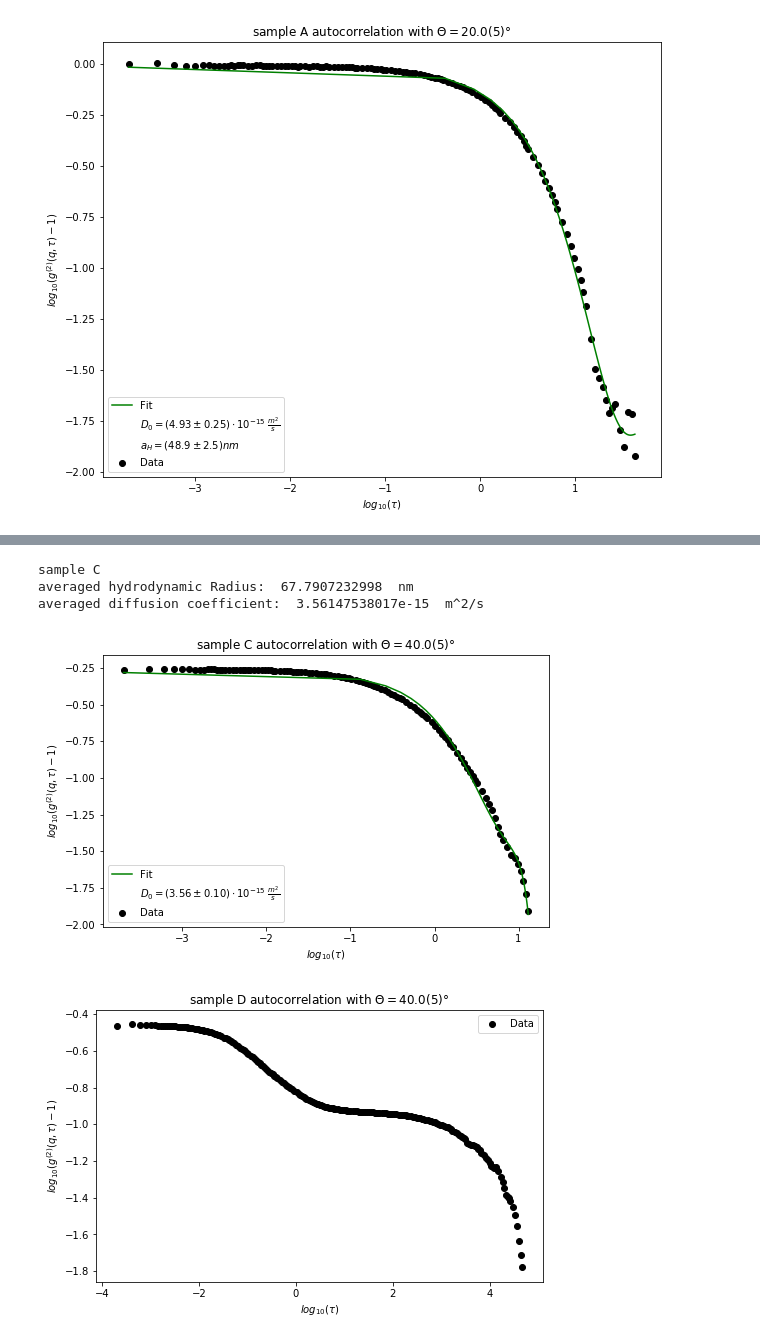
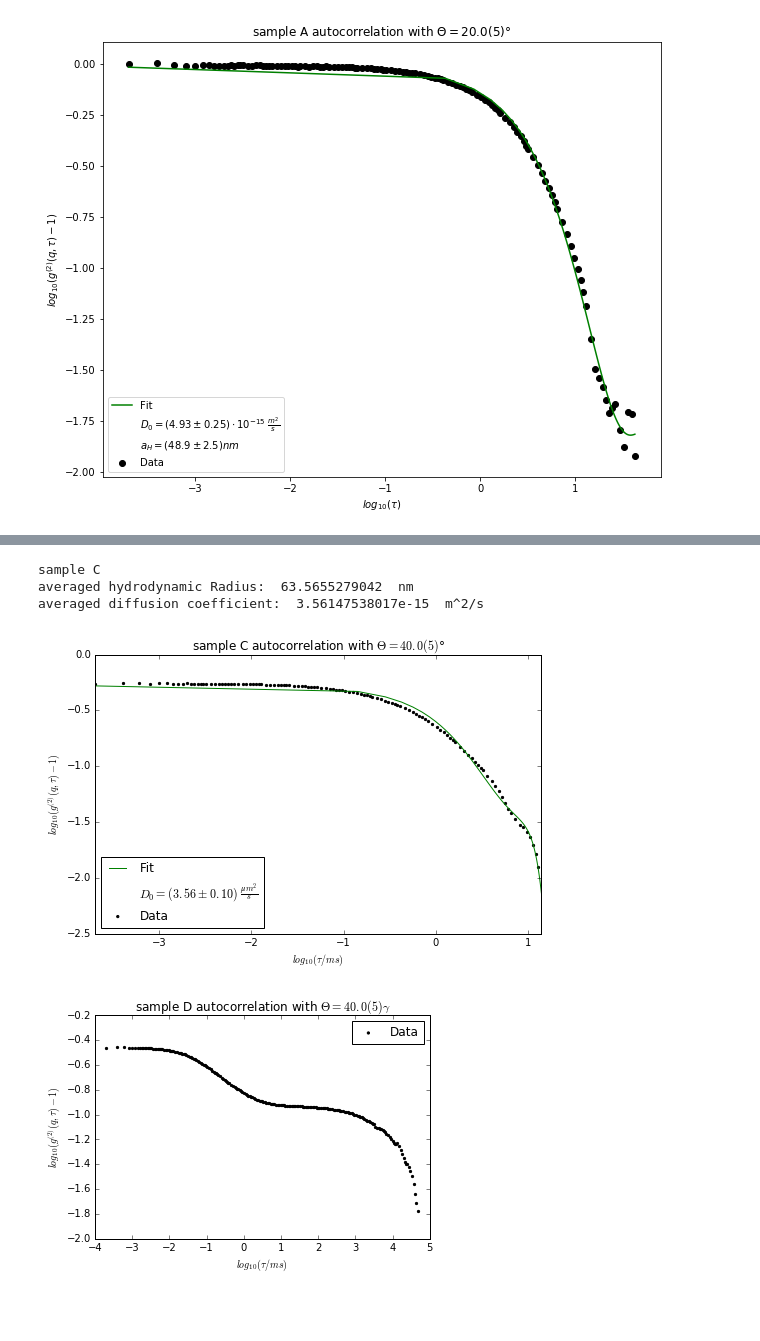
Before and after one commit to NlKLas/PyRePo, a Jupyter notebook: V61/V61.ipynb, the cells around one changed output, grey strips where cells are left out. Drawn from its saved outputs; the diff is of its cells as text; code cells hidden in the pictures; blank space fills up the shorter version.

```diff
--- a/V61/V61.ipynb
+++ b/V61/V61.ipynb
@@ -28,7 +28,8 @@ k_Ar = 18
 MeV_J = 1/e * 10**-6
 n_refr = 1.33000
 λ_green = 532*10**-9 #m
-η = 0.89454
+η = 0.954*10**-3
+Δη=0.023*10**-3
 # %%
 #data input
 
@@ -378,20 +448,21 @@ for i in range(len(angles_A)):
     popt, pcov = curve_fit(ln_g_2,(data_A_cor[i][0]),np.log(np.abs(data_A_cor[i][1])),p0=[data_A_cor[i][1][0],-1,1,-1])
     d0 = -popt[1]/(q_A[i]**2)
     D0_A.append(d0)
-    ah = k_b*T/(6*np.pi*η*d0)
-    ah_err = np.sqrt((k_b*T_err/(6*np.pi*η*d0))**2+(d0_err*k_b*T/(6*np.pi*η*(d0**2)))**2)
+    ah = k_b*T/(6*np.pi*η*1000*d0)
     d0_err = np.sqrt((np.sqrt(np.diag(pcov))[1]/(q_A[i]**2))**2+(q_A_err[i]*2*popt[1]/(q_A[i]**3))**2)
+    ah_err = np.sqrt((k_b*T_err/(6*np.pi*η*1000*d0))**2+(1000*d0_err*k_b*T/(6*np.pi*η*(1000*1000*d0**2)))**2+(Δη*k_b*T/(6*np.pi*η**2*1000*d0))**2)
     ah_A.append(ah)
 
     #Plot der Fits
-    t = np.linspace((min(data_A_cor[i][0])),(max(data_A_cor[i][0])),100)
-    ax[i//di][i%di].scatter(np.log10(data_A_cor[i][0]),np.log10((data_A_cor[i][1])),c="black",label="Data")
+    t = np.linspace((min(data_A_cor[i][0])),(max(data_A_cor[i][0]))+6/(i+35)+15/(i+1)**2,100)
+    ax[i//di][i%di].set_xlim(np.log10(min(t)),np.log10(max(t)))
+    ax[i//di][i%di].scatter(np.log10(data_A_cor[i][0]),np.log10((data_A_cor[i][1])),marker='.',c="black",label="Data")
     ax[i//di][i%di].plot(np.log10(t),np.log10(g_2(t,*popt)),c="green",label="Fit")
-    ax[i//di][i%di].plot(np.log10(t),np.log10(g_2(t,*popt)),lw=0,label=r"$D_0=(%0.2f \pm %0.2f)\cdot 10^{-15} \ \frac{m^2}{s} $"%(d0*10**15,d0_err*10**15))
+    ax[i//di][i%di].plot(np.log10(t),np.log10(g_2(t,*popt)),lw=0,label=r"$D_0=(%0.2f \pm %0.2f) \ \frac{μm^2}{s} $"%(d0*10**15,d0_err*10**15))
     ax[i//di][i%di].plot(np.log10(t),np.log10(g_2(t,*popt)),lw=0,label="$a_H=(%0.1f \pm %0.1f) nm$"%(ah*10**9,ah_err*10**9))
-    ax[i//di][i%di].set_xlabel(r'$log_{10}(\tau)$')
+    ax[i//di][i%di].set_xlabel(r'$log_{10}(\tau/ms)$')
     ax[i//di][i%di].set_ylabel(r'$log_{10}({g^{(2)}(q,\tau)-1})$')
-    ax[i//di][i%di].set_title('sample A autocorrelation with $\Theta = %.1f(5)°$'%(np.floor(angles_A[i])))
+    ax[i//di][i%di].set_title('sample A autocorrelation with $\Theta = %.1f(5)$°'%(np.floor(angles_A[i])))
     ax[i//di][i%di].legend(loc="best")
 
 
@@ -510,67 +587,69 @@ data_C_cor[0][0] = data_C_cor[0][0][:i]
 popt, pcov = curve_fit(ln_g_2,(data_C_cor[0][0]),np.log(np.abs(data_C_cor[0][1])),p0=[data_C_cor[0][1][0],-1,1,-1])
 d0 = -popt[1]/(q_C**2)
 D0_C_mean = d0
-ah = k_b*T/(6*np.pi*η*d0)
-ah_err = np.sqrt((k_b*T_err/(6*np.pi*η*d0))**2+(d0_err*k_b*T/(6*np.pi*η*(d0**2)))**2)
+ah = k_b*T/(6*np.pi*η*1000*d0)
 d0_err = np.sqrt((np.sqrt(np.diag(pcov))[1]/(q_C**2))**2+(q_C_err*2*popt[1]/(q_C**3))**2)
+ah_err = np.sqrt((k_b*T_err/(6*np.pi*η*1000*d0))**2+(d0_err*k_b*T/(6*np.pi*η*(1000*1000*d0**2)))**2+(Δη*k_b*T/(6*np.pi*η**2*1000*d0))**2)
+
 ah_C_mean = ah
 
 #Plot der Fits
-t = np.linspace((min(data_C_cor[0][0])),(max(data_C_cor[0][0])),100)
-ax.scatter(np.log10(data_C_cor[0][0]),np.log10((data_C_cor[0][1])),c="black",label="Data")
+t = np.linspace((min(data_C_cor[0][0])),(max(data_C_cor[0][0]))+1,100)
+ax.set_xlim(np.log10(min(t)),np.log10(max(t)))
+ax.scatter(np.log10(data_C_cor[0][0]),np.log10((data_C_cor[0][1])),marker='.',c="black",label="Data")
 ax.plot(np.log10(t),np.log10(g_2(t,*popt)),c="green",label="Fit")
-ax.plot(np.log10(t),np.log10(g_2(t,*popt)),lw=0,label=r"$D_0=(%0.2f \pm %0.2f)\cdot 10^{-15} \ \frac{m^2}{s} $"%(d0*10**15,d0_err*10**15))
+ax.plot(np.log10(t),np.log10(g_2(t,*popt)),lw=0,label=r"$D_0=(%0.2f \pm %0.2f)\ \frac{μm^2}{s} $"%(d0*10**15,d0_err*10**15))
 #ax.plot(np.log10(t),np.log10(g_2(t,*popt)),lw=0,label="$a_H=(%0.1f \pm %0.1f) nm$"%(ah*10**9,ah_err*10**9))
-ax.set_xlabel(r'$log_{10}(\tau)$')
+ax.set_xlabel(r'$log_{10}(\tau/ms)$')
 ax.set_ylabel(r'$log_{10}({g^{(2)}(q,\tau)-1})$')
-ax.set_title('sample C autocorrelation with $\Theta = %.1f(5)°$'%(np.floor(angle_C)))
-ax.legend(loc="best")
+ax.set_title('sample C autocorrelation with $\Theta = %.1f(5)$°'%(np.floor(angle_C)))
+ax.legend(loc="best",frameon=True)
 
 
 print("sample C")
 print("averaged hydrodynamic Radius: ",(ah_C_mean*10**9)," nm")
 print("averaged diffusion coefficient: ",D0_C_mean," m^2/s")
-fig.savefig("dls_sample_C.pdf")
+#fig.savefig("dls_sample_C.pdf")
 # %% [output]
 sample C
-averaged hydrodynamic Radius:  67.7907232998  nm
+averaged hydrodynamic Radius:  63.5655279042  nm
 averaged diffusion coefficient:  3.56147538017e-15  m^2/s
-[figure, old version]
+[figure, new version]
 # %%
 ########## sample D ##########
 D0_D_mean = 0
 ah_D_mean = 0
 
-fig,ax = plt.subplots(figsize=(8,5))
+fig,ax = plt.subplots(figsize=(6,4))
 
 #cut of the noises at the end
 i=0
 for x in data_D_cor[0][1]:
     if(x<0.01):
         break
     i+=1
 data_D_cor[0][1] = data_D_cor[0][1][:i]
 data_D_cor[0][0] = data_D_cor[0][0][:i]
 
-popt, pcov = curve_fit(ln_g_2,(data_D_cor[0][0]),np.log(np.abs(data_D_cor[0][1])),p0=[-1,1,-1])
-d0 = -popt[0]/(q_D**2)
-D0_D_mean = d0
-ah = k_b*T/(6*np.pi*η*d0)
-ah_D_mean = ah
+#popt, pcov = curve_fit(ln_g_2,(data_D_cor[0][0]),np.log(np.abs(data_D_cor[0][1])),p0=[-1,1,-1])
+#d0 = -popt[0]/(q_D**2)
+#D0_D_mean = d0
+#ah = k_b*T/(6*np.pi*η*d0)
+#ah_D_mean = ah
 
 #Plot der Fits
-t = np.linspace((min(data_D_cor[0][0])),(max(data_D_cor[0][0])),100)
-ax.scatter(np.log10(data_D_cor[0][0]),np.log10((data_D_cor[0][1])),c="black",label="Data")
+#t = np.linspace((min(data_D_cor[0][0])),(max(data_D_cor[0][0])),100)
+ax.scatter(np.log10(data_D_cor[0][0]),np.log10((data_D_cor[0][1])),marker='.',c="black",label="Data")
 #ax.plot(np.log10(t),np.log10(g_2(t,*popt)),c="green",label="Fit")
-ax.set_xlabel(r'$log_{10}(\tau)$')
+ax.set_xlabel(r'$log_{10}(\tau/ms)$')
 ax.set_ylabel(r'$log_{10}({g^{(2)}(q,\tau)-1})$')
 ax.set_title('sample D autocorrelation with $\Theta = %.1f(5)°$'%(np.floor(angle_C)))
 ax.legend(loc="best")
-
+ax.set_xlim(-4,5)
 
 #print("sample D")
 #print("hydrodynamic Radius: ",ah_D_mean)
 #print("diffusion coefficient: ",D0_D_mean)
-fig.savefig("dls_sample_D.pdf")
+#fig.savefig("dls_sample_D.pdf")
 # %% [output]
-[figure, old version]
+[figure, new version]
```
Also changed, not shown: parts of 9 cells of this notebook, 9 other files.
